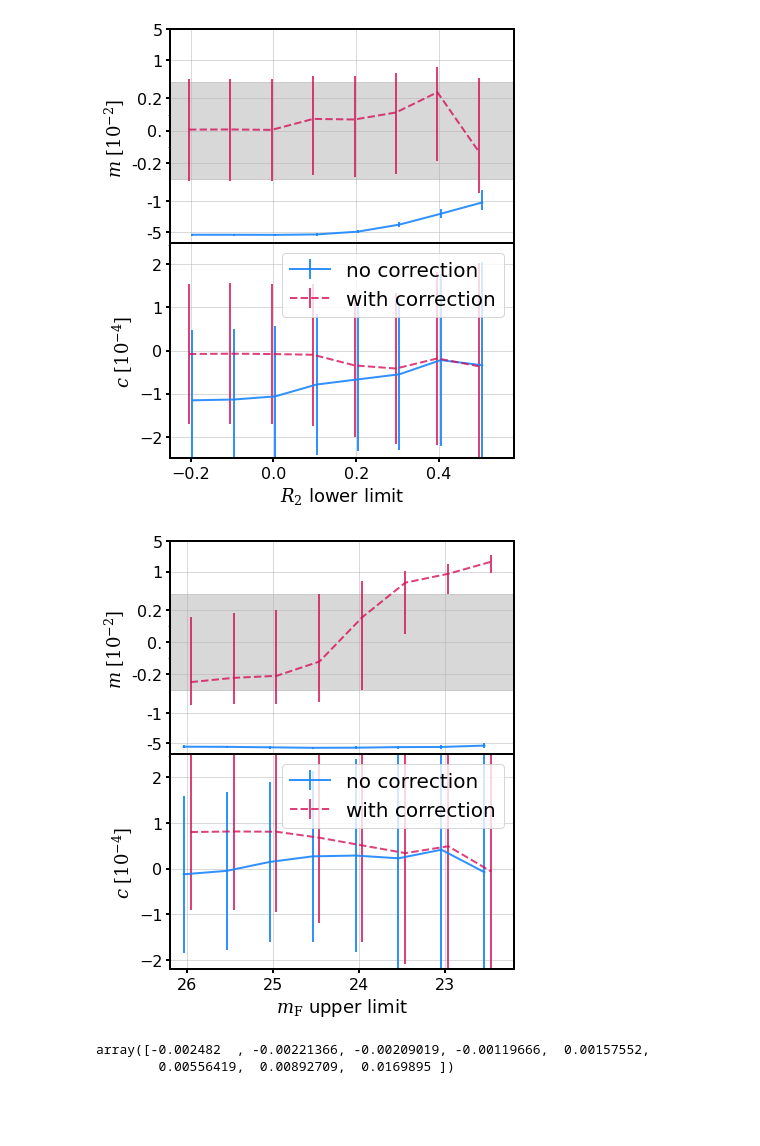
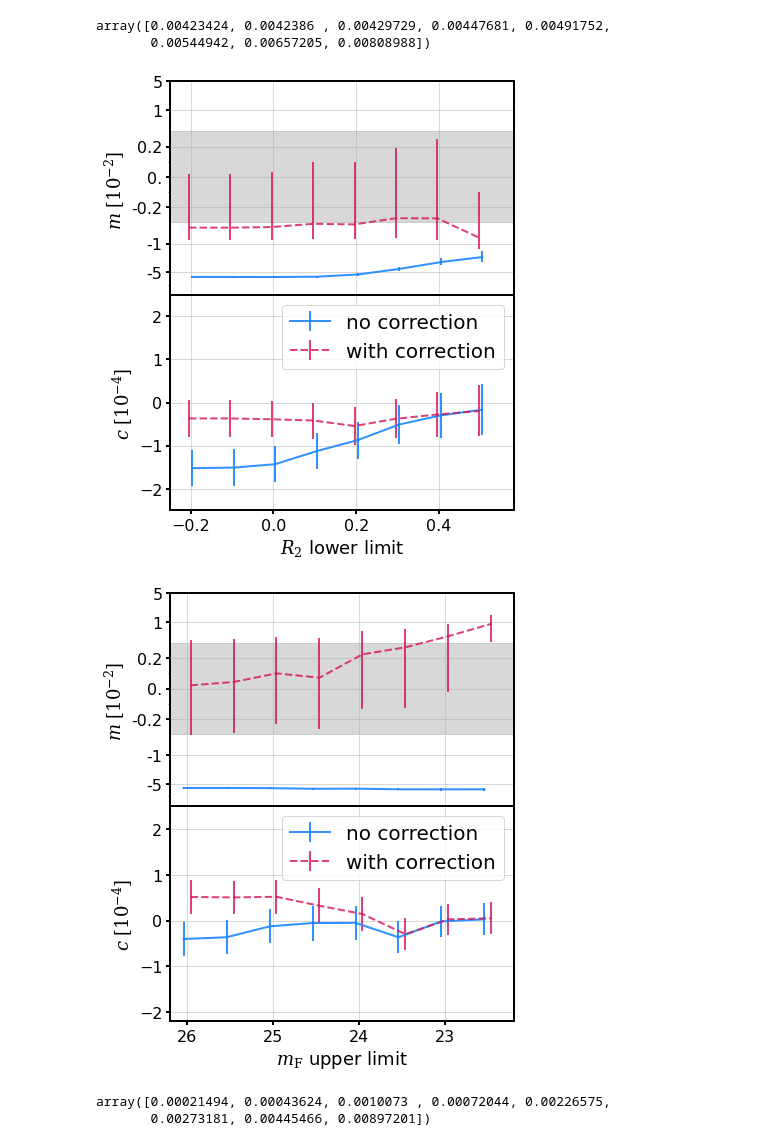
Before and after one commit to mr-superonion/FPFS_notebooks, a Jupyter notebook: ipynb/5_paper_2022/3_tests_blended/5_plot_res.ipynb, the cells around one changed output. Drawn from its saved outputs; the diff is of its cells as text; code cells hidden in the pictures; blank space fills up the shorter version.

```diff
--- a/ipynb/5_paper_2022/3_tests_blended/5_plot_res.ipynb
+++ b/ipynb/5_paper_2022/3_tests_blended/5_plot_res.ipynb
@@ -71,14 +66,25 @@ fig.savefig('blend_magcut.pdf')
+# %%
+yerr
+# %% [output]
+array([0.00423424, 0.0042386 , 0.00429729, 0.00447681, 0.00491752,
+       0.00544942, 0.00657205, 0.00808988])
 # %%
-outcomes=fitsio.read('detect_r2cut.fits')
-ave=np.average(outcomes,axis=0)
-std=np.std(outcomes,axis=0)
+outs=fitsio.read('detect_r2cut.fits')
+
+
+ave=np.average(outs,axis=0)
 x=ave[0,:]
 y1=ave[1,:]/ave[4,:]/0.04-1
 y2=ave[1,:]/ave[5,:]/0.04-1
 z1=ave[2,:]/ave[4,:]
 z2=ave[3,:]/ave[5,:]
-yerr=std[1,:]/ave[5,:]/0.04/np.sqrt(len(outcomes))/np.sqrt(2.)
-zerr=std[3,:]/ave[5,:]/np.sqrt(len(outcomes))/np.sqrt(2.)
+ysub=outs[:,1,:]/ave[5,:]/0.04-1
+zsub=outs[:,3,:]/ave[5,:]
+zsub=zsub.reshape(256,4,8)
+zsub=np.average(zsub,axis=1)
+yerr=np.std(ysub,axis=0)/np.sqrt(len(ysub))
+zerr=np.std(zsub,axis=0)/np.sqrt(len(zsub))
+
 # make plot
 plt.close()
 fig,axes=pltutil.make_figure_axes(ny=2,nx=1,square=False)
@@ -91,7 +97,7 @@ ax.set_yscale('symlog',linthresh=0.3)
 ax.set_yticks([-5,-1,-0.2,0.,0.2,1,5])
 ax.set_yticklabels(['-5','-1','-0.2','0.','0.2','1','5'])
 ax.set_xlim(-0.25,0.58)
-ax.set_ylim(-10,5.)
+ax.set_ylim(-20,5.)
 ax.tick_params(width=2,size=4)
 ax.set_xticklabels([])
 ax.grid()
@@ -112,18 +118,22 @@ ax.grid()
 plt.tight_layout(h_pad=-0.2)
 fig.savefig('blend_r2cut.pdf')
 # %% [output]
-[figure, old version]
+[figure, new version]
 # %%
-outcomes=fitsio.read('detect_magcut_2.fits')
-ave=np.average(outcomes,axis=0)
-std=np.std(outcomes,axis=0)
+outs=fitsio.read('detect_magcut_2.fits')
+
+ave=np.average(outs,axis=0)
 x=ave[0,:]
 y1=ave[1,:]/ave[4,:]/0.04-1
 y2=ave[1,:]/ave[5,:]/0.04-1
 z1=ave[2,:]/ave[4,:]
 z2=ave[3,:]/ave[5,:]
-yerr=std[1,:]/ave[5,:]/0.04/np.sqrt(len(outcomes))
-zerr=std[3,:]/ave[5,:]/np.sqrt(len(outcomes))
+ysub=outs[:,1,:]/ave[5,:]/0.04-1
+zsub=outs[:,3,:]/ave[5,:]
+zsub=zsub.reshape(256,4,8)
+zsub=np.average(zsub,axis=1)
+yerr=np.std(ysub,axis=0)/np.sqrt(len(ysub))
+zerr=np.std(zsub,axis=0)/np.sqrt(len(zsub))
 
 # make plot
 plt.close()
@@ -133,38 +143,38 @@ xlabel=r'$m_{\rm F}$ upper limit';
 ax.errorbar(np.array(x)+0.04,np.array(y1)*1e2,np.array(yerr)*1e2,label='no correction',color=pltutil.colors[1])
 ax.errorbar(np.array(x)-0.04,np.array(y2)*1e2,np.array(yerr)*1e2,label='with correction',color=pltutil.colors[2],ls='--')
 ax.set_ylabel('$m$ $[10^{-2}]$',fontsize=18)
 ax.set_yscale('symlog',linthresh=0.3)
 ax.set_yticks([-5,-1,-0.2,0.,0.2,1,5])
 ax.set_yticklabels(['-5','-1','-0.2','0.','0.2','1','5'])
 ax.set_xlim(22.2,26.2)
-ax.set_ylim(-10,5.)
+ax.set_ylim(-20,5.)
 ax.invert_xaxis()
 ax.tick_params(width=2,size=4)
 ax.set_xticklabels([])
 ax.grid()
 ax.spines['bottom'].set_visible(False)
 ax.axhspan(-0.3,0.3,0,100,color='gray',alpha=0.3)
 
 
 ax=axes[1]
 ax.errorbar(np.array(x)+0.04,np.array(z1)*1e4,np.array(zerr)*1e4,label='no correction',color=pltutil.colors[1])
 ax.errorbar(np.array(x)-0.04,np.array(z2)*1e4,np.array(zerr)*1e4,label='with correction',color=pltutil.colors[2],ls='--')
 ax.legend()
 ax.set_ylabel('$c$ $[10^{-4}]$',fontsize=18)
 ax.set_xlim(22.2,26.2)
 ax.set_ylim(-2.2,2.5)
 ax.tick_params(width=2,size=4)
 ax.set_xlabel(xlabel,fontsize=18)
 #ax.fill_between(cbin,hist,color=pltutil.colors[-1],alpha=0.2)
 ax.grid()
 ax.invert_xaxis()
 plt.tight_layout(h_pad=-0.2)
 fig.savefig('blend2_magcut.pdf')
 # %% [output]
-[figure, old version]
+[figure, new version]
 # %%
 y2
 # %% [output]
-array([-0.002482  , -0.00221366, -0.00209019, -0.00119666,  0.00157552,
-        0.00556419,  0.00892709,  0.0169895 ])
+array([0.00021494, 0.00043624, 0.0010073 , 0.00072044, 0.00226575,
+       0.00273181, 0.00445466, 0.00897201])
 # %%
```
Also changed, not shown: parts of 4 cells of this notebook, 49 other files.
